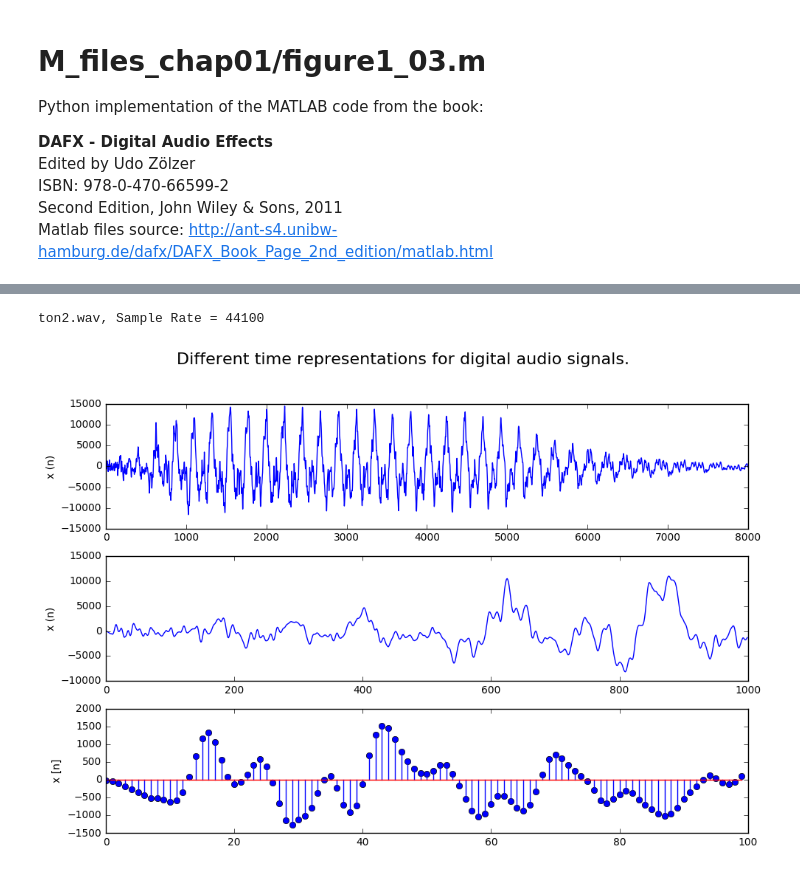
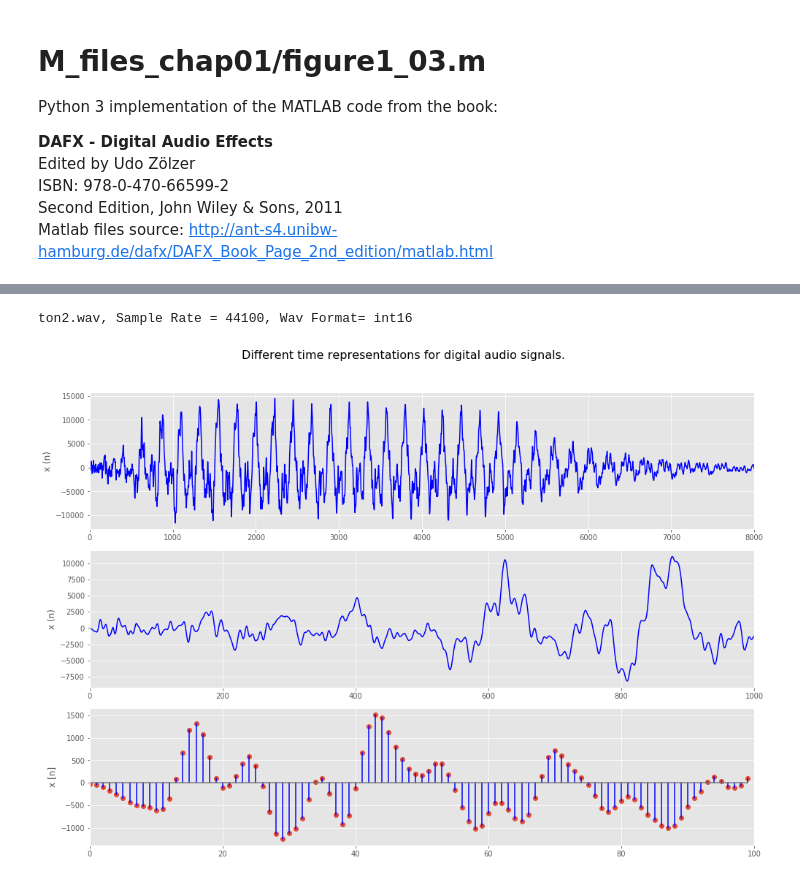
Before and after one commit to JoseRZapata/PyDAFX, a Jupyter notebook: 01_Introduction/figure1_03.ipynb, the cells around one changed output, grey strips where cells are left out. Saved outputs shown, nothing was run; the diff lists cells and outputs as text; code cells hidden in the pictures.

Commit message:
updating to python3

```diff
--- a/01_Introduction/figure1_03.ipynb
+++ b/01_Introduction/figure1_03.ipynb
@@ -1,7 +1,7 @@
 # %% [markdown]
 # M_files_chap01/figure1_03.m
 
-Python implementation of the MATLAB code from the book:
+Python 3 implementation of the MATLAB code from the book:
 
 <b>DAFX - Digital Audio Effects</b> <br>
 Edited by Udo Zölzer<br>
@@ -9,12 +9,12 @@ ISBN: 978-0-470-66599-2<br>
 Second Edition, John Wiley & Sons, 2011<br>
 Matlab files source: http://ant-s4.unibw-hamburg.de/dafx/DAFX_Book_Page_2nd_edition/matlab.html
 # %%
-import numpy as np
 import matplotlib.pyplot as plt
 %matplotlib inline
 from scipy.io import wavfile
 import IPython
 from IPython.display import Audio
+plt.style.use('ggplot')
 # %%
 AudioFileName = "ton2.wav"
 IPython.display.Audio(AudioFileName)
@@ -23,28 +23,30 @@ IPython.display.Audio(AudioFileName)
 # %%
 # Load audio File
 fs, data = wavfile.read(AudioFileName)
-print(AudioFileName+', Sample Rate = '+str(fs))
+print(AudioFileName+', Sample Rate = '+str(fs)+', Wav Format= '+str(data.dtype))
 # %% [output]
-ton2.wav, Sample Rate = 44100
+ton2.wav, Sample Rate = 44100, Wav Format= int16
 # %%
 # Plot audio signal
-plt.rcParams['figure.figsize'] = (10, 7)# figure size
+plt.rcParams['figure.figsize'] = (14, 10)# figure size
 
-plt.subplot(311)
-plt.plot(data[:8000])
+sp1 = plt.subplot(311)
+plt.plot(data[:8000],'b')
 plt.ylabel('x (n)')
+sp1.set_xlim((0,8000))
 
-plt.subplot(312)
-plt.plot(data[:1000])
+sp2 = plt.subplot(312)
+plt.plot(data[:1000],'b')
 plt.ylabel('x (n)')
+sp2.set_xlim((0,1000))
 
-plt.subplot(313)
-plt.stem(data[:100])
+sp3 = plt.subplot(313)
+plt.stem(data[:100],'b')
 plt.ylabel('x [n]')
+sp3.set_xlim((0,100))
 plt.suptitle('Different time representations for digital audio signals.',size=16)
 
 plt.tight_layout()
-plt.subplots_adjust(top=0.88)
-plt.show()
+plt.subplots_adjust(top=0.9)
 # %% [output]
-[figure, old version]
+[figure, new version]
```
Also changed, not shown: 2 other files.
